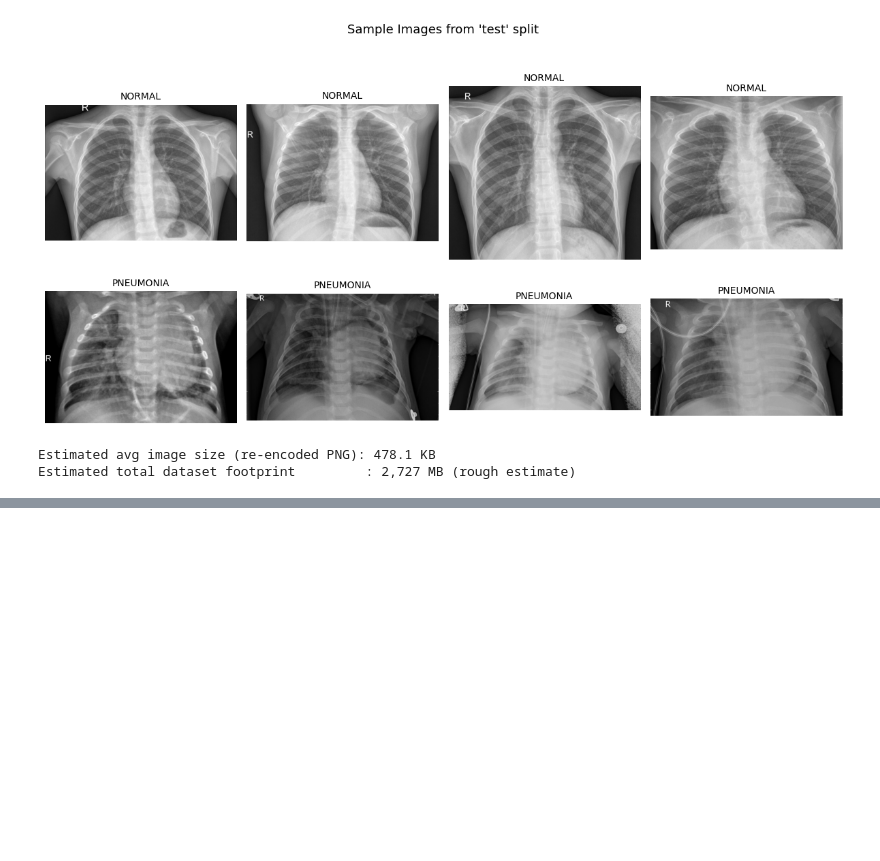
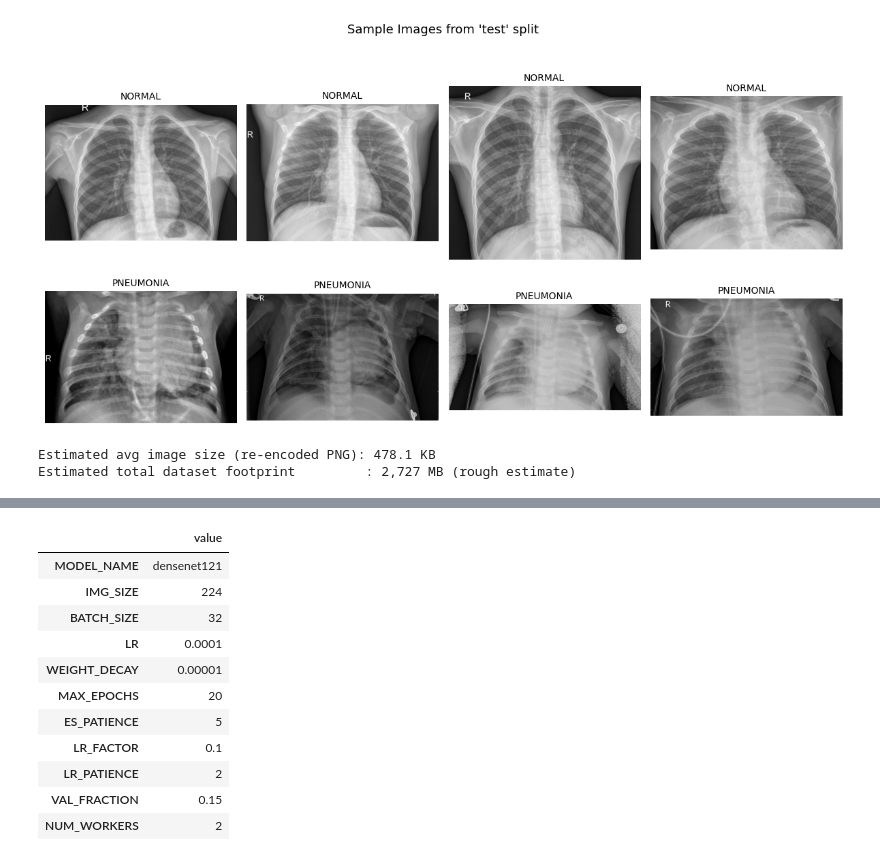
Before and after one commit to sumit939/DSBA-6165, a Jupyter notebook: Deep_Learning_Project.ipynb, the cells around one changed output, grey strips where cells are left out. Saved outputs shown, nothing was run; the diff lists cells and outputs as text; code cells hidden in the pictures; blank space fills up the shorter version.

```diff
--- a/Deep_Learning_Project.ipynb
+++ b/Deep_Learning_Project.ipynb
@@ -456,0 +542,28 @@ Estimated total dataset footprint         : 2,727 MB (rough estimate)
+# %%
+CONFIG = dict(
+    MODEL_NAME   = "densenet121",   # "densenet121" (baseline) or "resnet50"
+    IMG_SIZE     = 224,
+    BATCH_SIZE   = 32,
+    LR           = 1e-4,
+    WEIGHT_DECAY = 1e-5,
+    MAX_EPOCHS   = 20,
+    ES_PATIENCE  = 5,
+    LR_FACTOR    = 0.1,
+    LR_PATIENCE  = 2,
+    VAL_FRACTION = 0.15,
+    NUM_WORKERS  = 2,
+)
+pd.Series(CONFIG, name="value").to_frame()
+# %% [output]
+|  | value |
+| MODEL_NAME | densenet121 |
+| IMG_SIZE | 224 |
+| BATCH_SIZE | 32 |
+| LR | 0.0001 |
+| WEIGHT_DECAY | 0.00001 |
+| MAX_EPOCHS | 20 |
+| ES_PATIENCE | 5 |
+| LR_FACTOR | 0.1 |
+| LR_PATIENCE | 2 |
+| VAL_FRACTION | 0.15 |
+| NUM_WORKERS | 2 |
```
Also changed, not shown: parts of 27 cells of this notebook.
